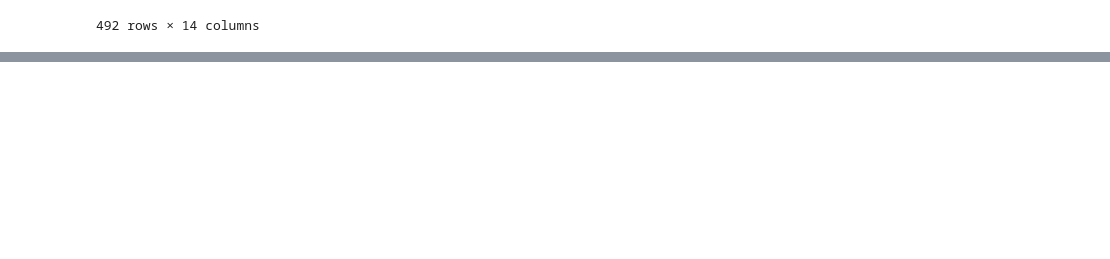
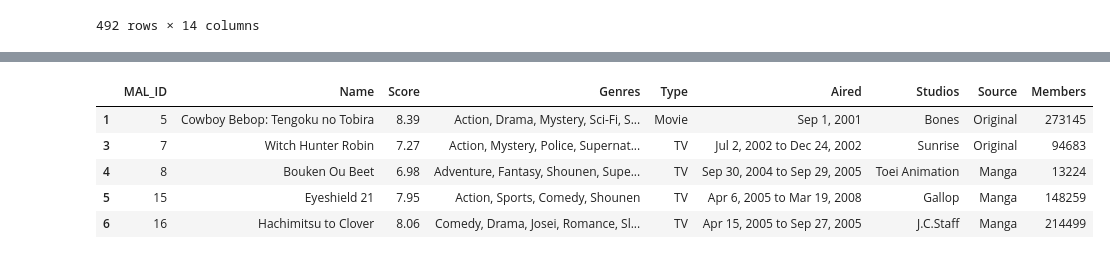
Before and after one commit to NaseefNazrul/DataScience_Learning, a Jupyter notebook: Learning/2_Pandas/learning.ipynb, the cells around one changed output, grey strips where cells are left out. Drawn from its saved outputs; the diff is of its cells as text; code cells hidden in the pictures; blank space fills up the shorter version.

```diff
--- a/Learning/2_Pandas/learning.ipynb
+++ b/Learning/2_Pandas/learning.ipynb
@@ -458,0 +458,10 @@ pd.concat([df1,df2], ignore_index=True)
+# %%
+# To delete some rows we use .drop()
+anime_data_extraced.drop(index=[0,2]).head()
+# %% [output]
+|  | MAL_ID | Name | Score | Genres | Type | Aired | Studios | Source | Members |
+| 1 | 5 | Cowboy Bebop: Tengoku no Tobira | 8.39 | Action, Drama, Mystery, Sci-Fi, S... | Movie | Sep 1, 2001 | Bones | Original | 273145 |
+| 3 | 7 | Witch Hunter Robin | 7.27 | Action, Mystery, Police, Supernat... | TV | Jul 2, 2002 to Dec 24, 2002 | Sunrise | Original | 94683 |
+| 4 | 8 | Bouken Ou Beet | 6.98 | Adventure, Fantasy, Shounen, Supe... | TV | Sep 30, 2004 to Sep 29, 2005 | Toei Animation | Manga | 13224 |
+| 5 | 15 | Eyeshield 21 | 7.95 | Action, Sports, Comedy, Shounen | TV | Apr 6, 2005 to Mar 19, 2008 | Gallop | Manga | 148259 |
+| 6 | 16 | Hachimitsu to Clover | 8.06 | Comedy, Drama, Josei, Romance, Sl... | TV | Apr 15, 2005 to Sep 27, 2005 | J.C.Staff | Manga | 214499 |
```
Also changed, not shown: parts of 14 cells of this notebook.
